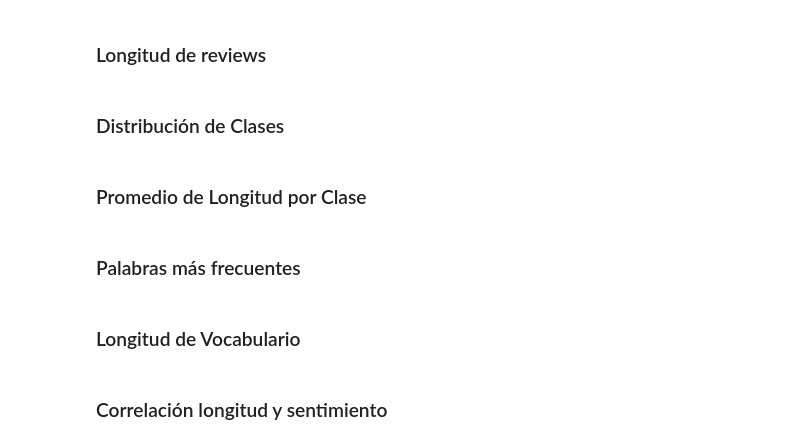
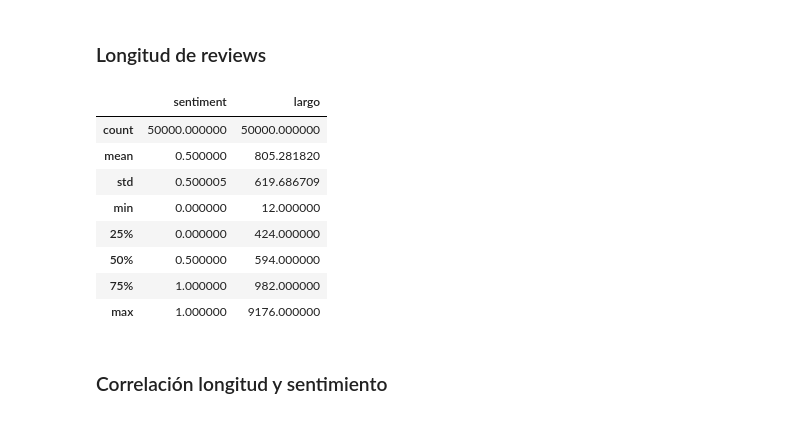
Before and after one commit to mgomez270/Projects-ML, a Jupyter notebook: IMBD/IMBD Reviews.ipynb, the cells around one changed output. Drawn from its saved outputs; the diff is of its cells as text; code cells hidden in the pictures.

```diff
--- a/IMBD/IMBD Reviews.ipynb
+++ b/IMBD/IMBD Reviews.ipynb
@@ -120,11 +115,3 @@ Name: review, Length: 50000, dtype: object
 # EDA
 # %% [markdown]
 ### Longitud de reviews
-# %% [markdown]
-### Distribución de Clases
-# %% [markdown]
-### Promedio de Longitud por Clase
-# %% [markdown]
-### Palabras más frecuentes
-# %% [markdown]
-### Longitud de Vocabulario
@@ -131,2 +120,14 @@ Name: review, Length: 50000, dtype: object
+# %%
+df_preprocessed.describe()
+# %% [output]
+|  | sentiment | largo |
+| count | 50000.000000 | 50000.000000 |
+| mean | 0.500000 | 805.281820 |
+| std | 0.500005 | 619.686709 |
+| min | 0.000000 | 12.000000 |
+| 25% | 0.000000 | 424.000000 |
+| 50% | 0.500000 | 594.000000 |
+| 75% | 1.000000 | 982.000000 |
+| max | 1.000000 | 9176.000000 |
 # %% [markdown]
 ### Correlación longitud y sentimiento
```
Also changed, not shown: parts of 20 cells of this notebook.
